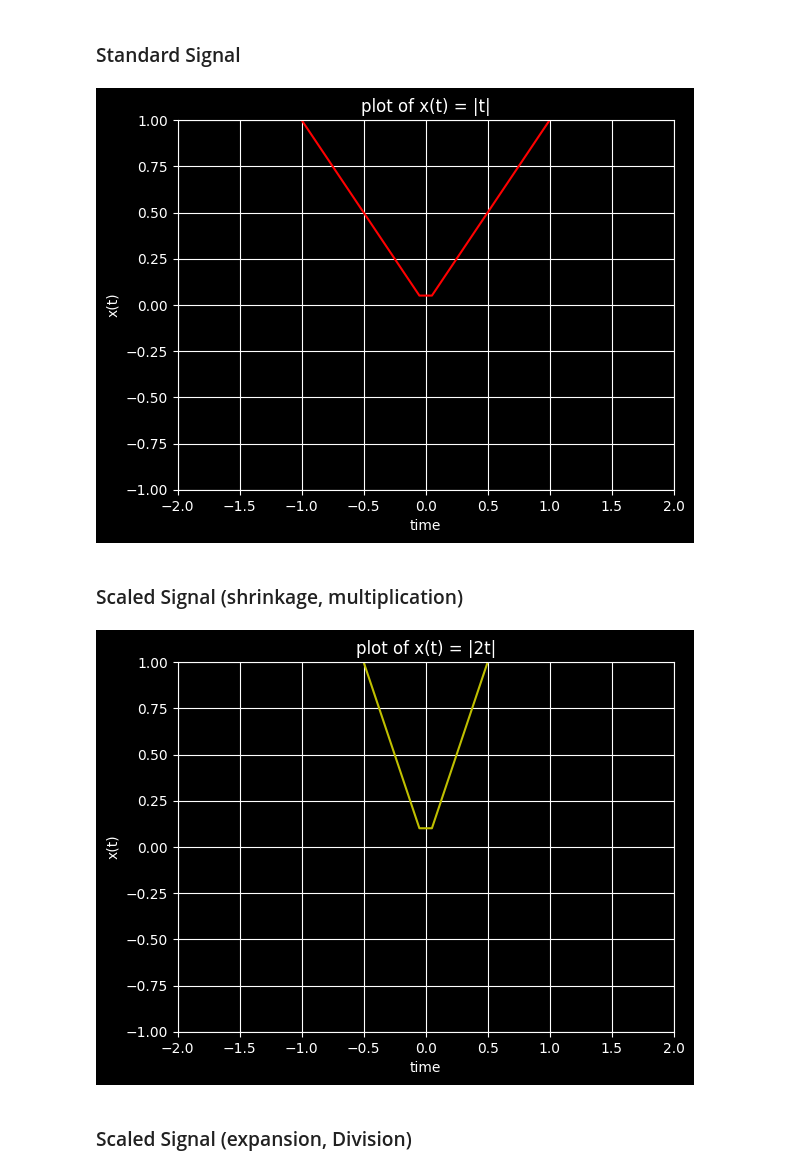
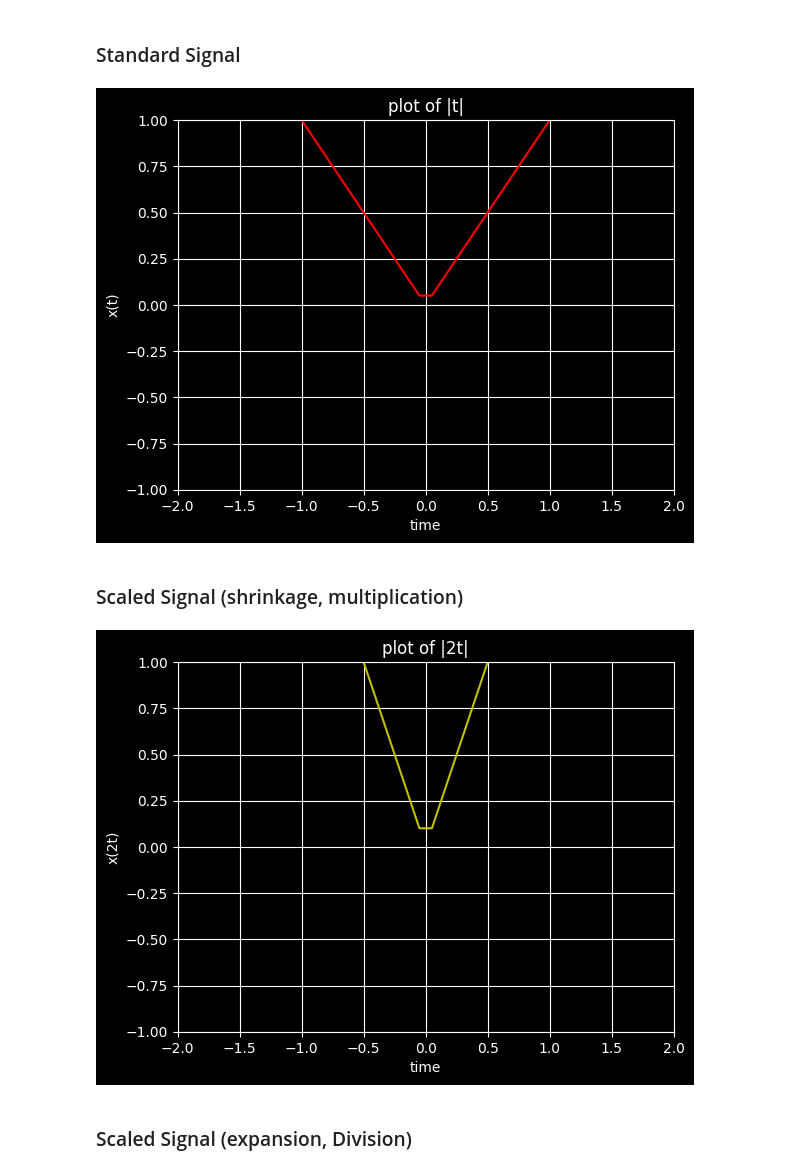
Before and after one commit to KhoshfekrMH/Dr.Ghasemian-s-Signal-Processing-Signal-Plots-with-Jupyter, a Jupyter notebook: Chapter-1/Transform the independent variable/Scaling-Ex1.ipynb, the cells around one changed output. Saved outputs shown, nothing was run; the diff lists cells and outputs as text; code cells hidden in the pictures.

```diff
--- a/Chapter-1/Transform the independent variable/Scaling-Ex1.ipynb
+++ b/Chapter-1/Transform the independent variable/Scaling-Ex1.ipynb
@@ -11,30 +11,30 @@ plt.plot(t, y, 'r')
 plt.xlim(-2, 2)
 plt.ylim(-1, 1)
 
-plt.title('plot of x(t) = |t|')
+plt.title('plot of |t|')
 plt.xlabel('time')
 plt.ylabel('x(t)')
 plt.style.use('dark_background')
 plt.grid(True)
 # %% [output]
-[figure, old version]
+[figure, new version]
 # %% [markdown]
 ### Scaled Signal (shrinkage, multiplication)
 # %%
 t = np.linspace(-5, 5, 100)
 y = np.abs(t*2) #by multiply time by 2 Signal will shrink
 plt.plot(t, y, 'y')
 
 plt.xlim(-2, 2)
 plt.ylim(-1, 1)
 
-plt.title('plot of x(t) = |2t|')
+plt.title('plot of |2t|')
 plt.xlabel('time')
-plt.ylabel('x(t)')
+plt.ylabel('x(2t)')
 plt.style.use('dark_background')
 plt.grid(True)
 # %% [output]
-[figure, old version]
+[figure, new version]
 # %% [markdown]
 ### Scaled Signal (expansion, Division)
 # %%
```
Also changed, not shown: parts of 2 cells of this notebook, 2 other files.
